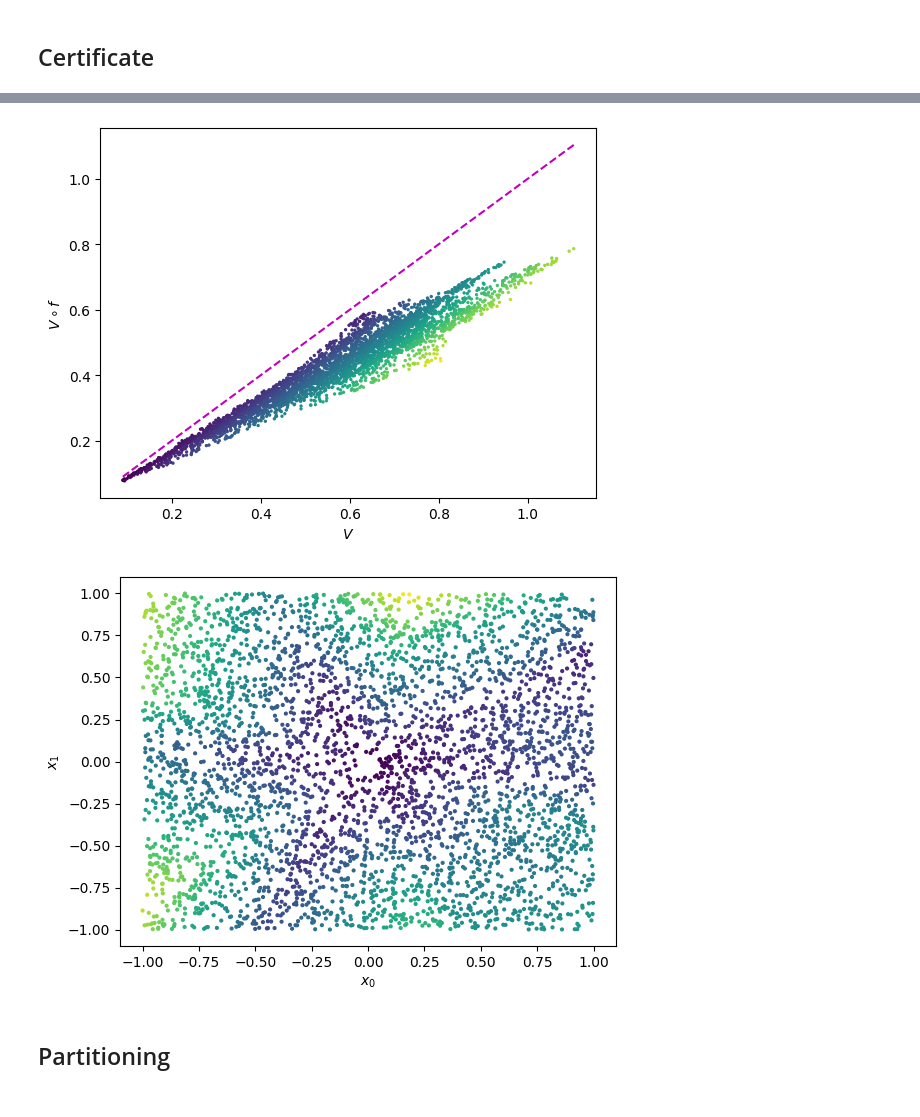
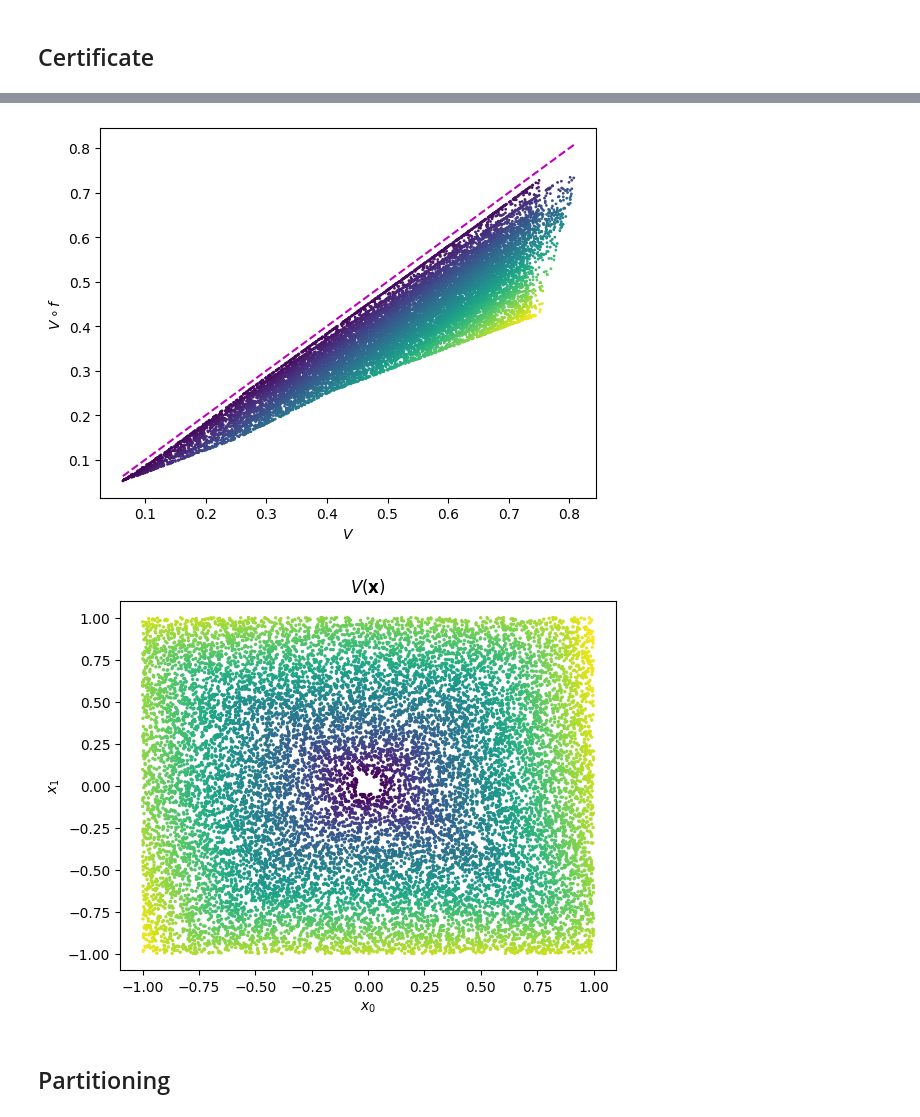
Before and after one commit to mahykari/neural-certificates, a Jupyter notebook: playground.ipynb, the cells around one changed output, grey strips where cells are left out. Drawn from its saved outputs; the diff is of its cells as text; code cells hidden in the pictures.

```diff
--- a/playground.ipynb
+++ b/playground.ipynb
@@ -28,5 +16,5 @@ class ReachNN(nn.Module):
 # %%
-env = SimpleEnv(alpha=0.5, beta=0.5)
+env = Spiral(alpha=0.5, beta=0.5)
 net = ReachNN()
 
 def loss_fn(net, x_tgt, x_dec):
@@ -50,31 +38,39 @@ def loss_dec(net, x_dec, eps=1e-2):
         torch.maximum(net(x_nxt) - net(x_dec) + eps, zero)
     )
 
-optimizer = optim.Adam(
+optimizer = optim.SGD(
     net.parameters(),
     lr=1e-3,
     weight_decay=1e-4
 )
 
-N_EPOCH, N_BATCH = 512, 64
+N_EPOCH, N_BATCH = 512, 40
 
-for e in range(N_EPOCH):
+x = torch.rand(16000, 2)*2 - 1
+tgt_mask = torch.logical_and(
+    torch.abs(x[:,0]) <= 0.05,
+    torch.abs(x[:,1]) <= 0.05,
+)
+x_dec = x[~tgt_mask]
+x_tgt = torch.rand(4000, 2)*0.1 - 0.05
+
+print(f'|x_tgt|={len(x_tgt)}, |x_dec|={len(x_dec)}')
+
+tgt_ld = D.DataLoader(x_tgt, batch_size= 50, shuffle=True)
+dec_ld = D.DataLoader(x_dec, batch_size=200, shuffle=True)
+
+for e in range(N_EPOCH+1):
     epoch_loss = 0
+    n_batch = 0
+    tgt_it, dec_it = iter(tgt_ld), iter(dec_ld)
     for b in range(N_BATCH):
-        x = torch.rand(200, 2)*2 - 1
-        tgt_mask = torch.logical_and(
-            torch.abs(x[:,0]) <= 0.05,
-            torch.abs(x[:,1]) <= 0.05,
-        )
-
-        x_dec = x[~tgt_mask]
-        x_tgt = torch.rand(50, 2)*0.1 - 0.05
-
+        x_t, x_d = next(tgt_it), next(dec_it)
         optimizer.zero_grad()
-        loss = loss_fn(net, x_tgt, x_dec)
+        loss = loss_fn(net, x_t, x_d)
         epoch_loss += loss.item()
         loss.backward()
         optimizer.step()
+        n_batch += 1
     if e % 64 == 0:
-        print(f'{e:>3}. Loss={epoch_loss}')
+        print(f'{e:>3}. Loss={epoch_loss:8.6f}, n_batch={n_batch}')
 # %% [output]
@@ -89,5 +87,4 @@ for e in range(N_EPOCH):
 # %%
-x = torch.rand(4000, 2)*2 - 1
 tgt_mask = torch.logical_and(
     torch.abs(x[:,0]) <= 0.05,
     torch.abs(x[:,1]) <= 0.05,
@@ -99,19 +96,20 @@ vf = net(torch.vmap(env.f)(x))
 v, vf = v.detach(), vf.detach()
 plt.plot(
     [torch.min(v), torch.max(v)], [torch.min(v), torch.max(v)], 'm--')
-plt.scatter(v, vf, c=torch.relu(v-vf), s=2)
+plt.scatter(v, vf, c=torch.relu(v-vf), s=1)
 plt.xlabel(r'$V$')
 plt.ylabel(r'$V \circ f$')
 plt.show()
 # %% [output]
-[figure, old version]
+[figure, new version]
 # %%
-plt.scatter(x[:,0], x[:,1],c=torch.relu(v-vf), s=4)
+plt.scatter(x[:,0], x[:,1],c=v, s=2)
+plt.title(r'$V(\mathbf{x})$')
 plt.xlabel(r'$x_0$')
 plt.ylabel(r'$x_1$')
 plt.show()
 # %% [output]
-[figure, old version]
+[figure, new version]
 # %% [markdown]
 ## Partitioning
 # %%
```
Also changed, not shown: parts of 6 cells of this notebook.
